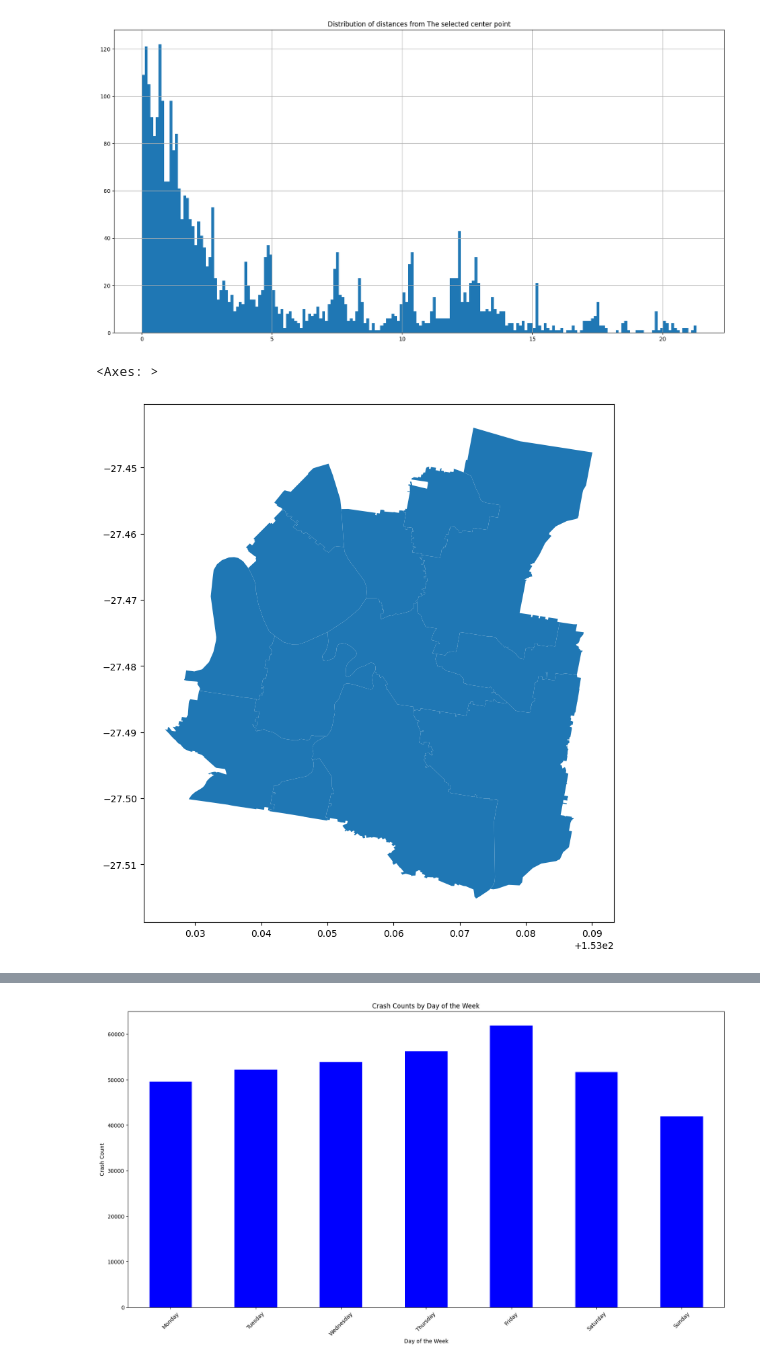
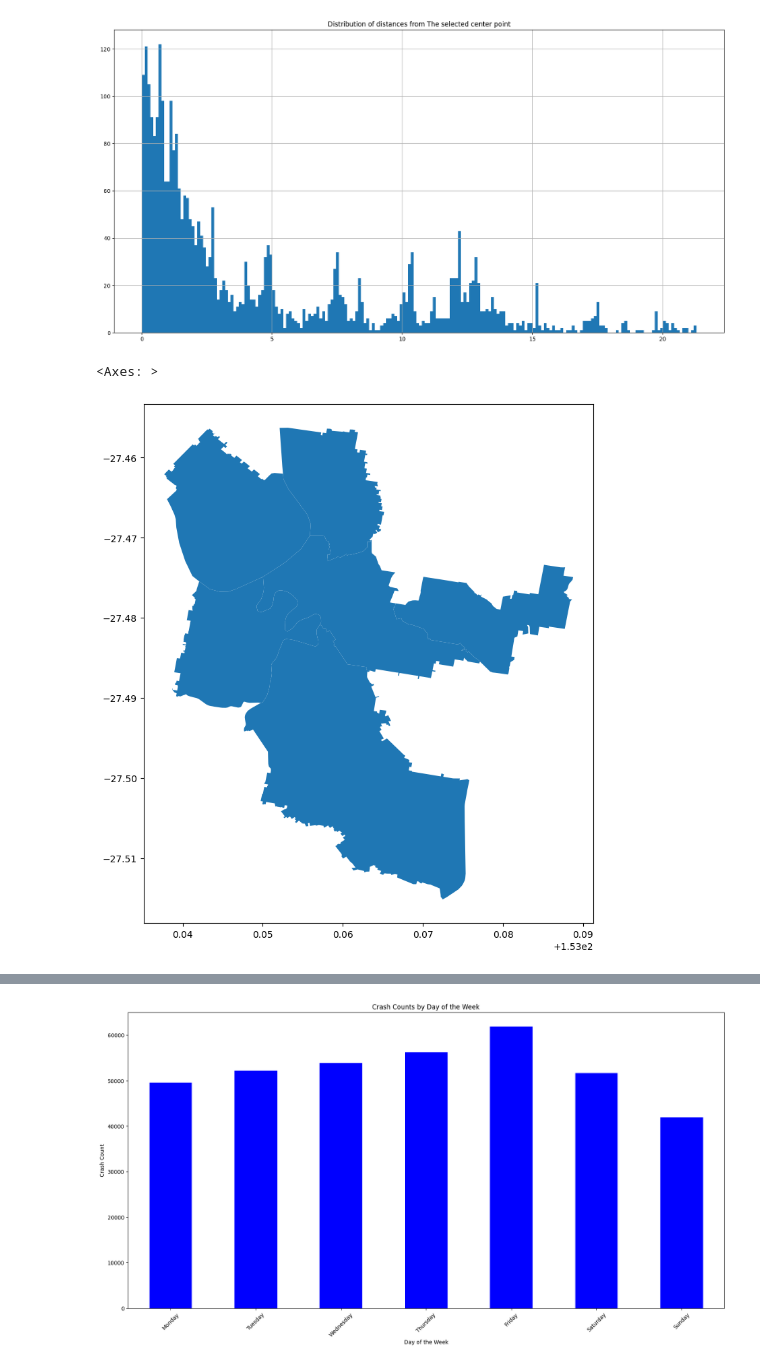
Before and after one commit to thome123/dateproject, a Jupyter notebook: maps.ipynb, the cells around one changed output, grey strips where cells are left out. Cells and saved outputs as stored; diff of their text form; code cells hidden in the pictures.

```diff
--- a/maps.ipynb
+++ b/maps.ipynb
@@ -161,11 +143,11 @@ right_here = shapely.geometry.point.Point(153.0587653330788, -27.478362304023605
 
 # Calculate the distance from each locality centroid to the specified location (right_here)
 # The calculated distances are stored in a new column named "distance_from_UNSW"
-burbs["distance_from_The selected center point"] = burbs.centroid.distance(right_here)
+burbs["distance_from_The_selected_center_point"] = burbs.centroid.distance(right_here)
 
 # Plot a histogram of the distribution of distances from UNSW for all localities
 # The "bins" parameter specifies the number of bins in the histogram
-burbs.distance_from_UNSW.hist(bins=200)
+burbs.distance_from_The_selected_center_point.hist(bins=200)
 
 # Set the title for the histogram plot
 plt.title("Distribution of distances from The selected center point")
@@ -174,13 +156,13 @@ Text(0.5, 1.0, 'Distribution of distances from The selected center point')
 [figure]
 # %%
 # Select localities from the GeoDataFrame "burbs" that are within a certain distance (less than 0.03) from UNSW
-close_burbs = burbs[burbs.distance_from_UNSW < 0.03]
+close_burbs = burbs[burbs.distance_from_The_selected_center_point < 0.022]
 
 # Plot the selected localities on the map
 close_burbs.plot()
 # %% [output]
 <Axes: >
-[figure, old version]
+[figure, new version]
 # %%
 points = list(zip(penalty_data['Crash_Longitude'], penalty_data['Crash_Latitude']))
 for point in points:
```
Also changed, not shown: parts of 8 cells of this notebook, 2 other files.
